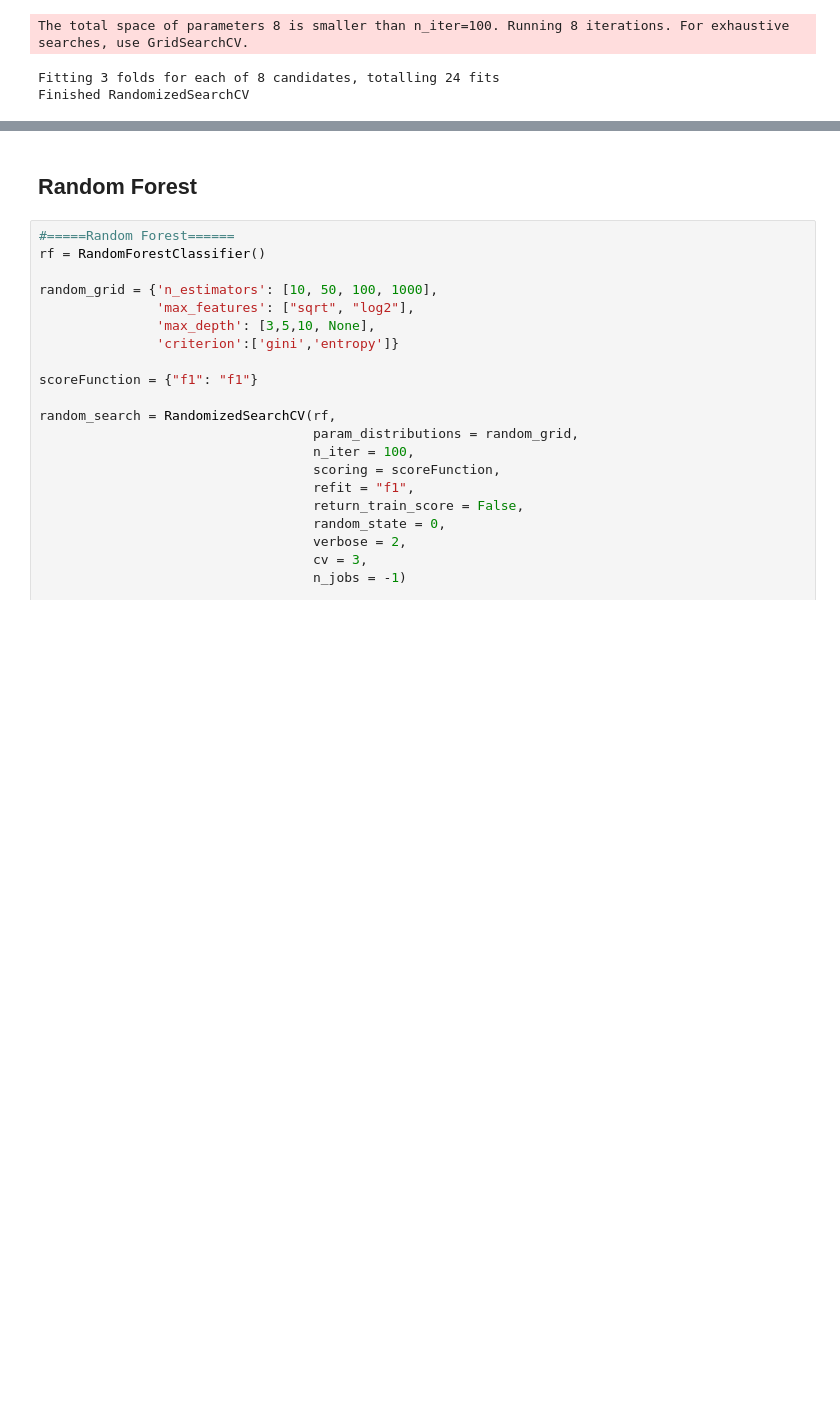
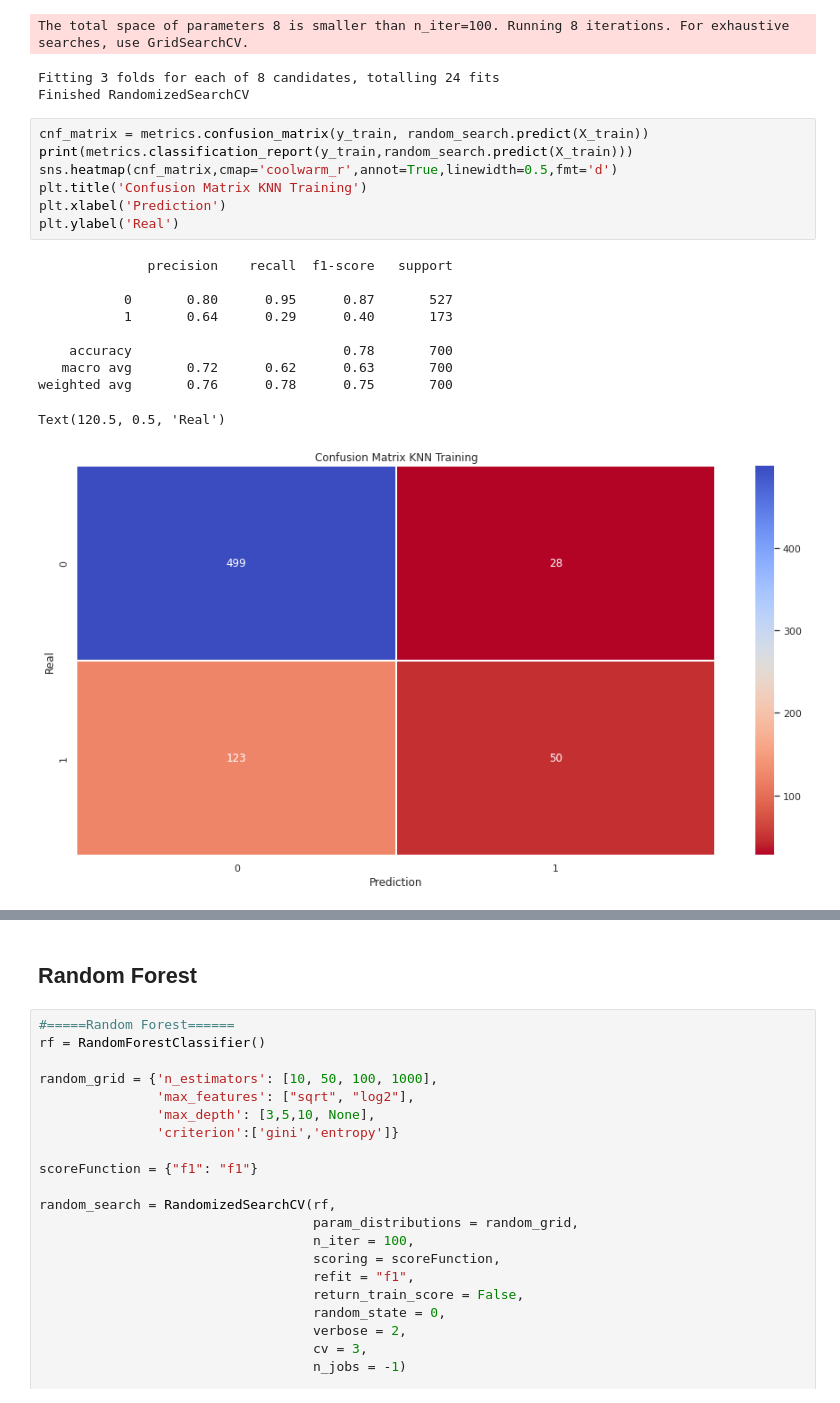
Before and after one commit to mhmmdmin/Assignment, a Jupyter notebook: Assignment_Day_10_Muhammad_Amin.ipynb, the cells around one changed output, grey strips where cells are left out. Cells and saved outputs as stored; diff of their text form; blank space fills up the shorter version.

```diff
--- a/Assignment_Day_10_Muhammad_Amin.ipynb
+++ b/Assignment_Day_10_Muhammad_Amin.ipynb
@@ -820,3 +822,21 @@ print('Finished RandomizedSearchCV')
 The total space of parameters 8 is smaller than n_iter=100. Running 8 iterations. For exhaustive searches, use GridSearchCV.
 Fitting 3 folds for each of 8 candidates, totalling 24 fits
 Finished RandomizedSearchCV
+# %%
+cnf_matrix = metrics.confusion_matrix(y_train, random_search.predict(X_train))
+print(metrics.classification_report(y_train,random_search.predict(X_train)))
+sns.heatmap(cnf_matrix,cmap='coolwarm_r',annot=True,linewidth=0.5,fmt='d')
+plt.title('Confusion Matrix KNN Training')
+plt.xlabel('Prediction')
+plt.ylabel('Real')
+# %% [output]
+              precision    recall  f1-score   support
+
+           0       0.80      0.95      0.87       527
+           1       0.64      0.29      0.40       173
+
+    accuracy                           0.78       700
+   macro avg       0.72      0.62      0.63       700
+weighted avg       0.76      0.78      0.75       700
+Text(120.5, 0.5, 'Real')
+[figure, added]
```
Also changed, not shown: parts of 33 cells of this notebook.
